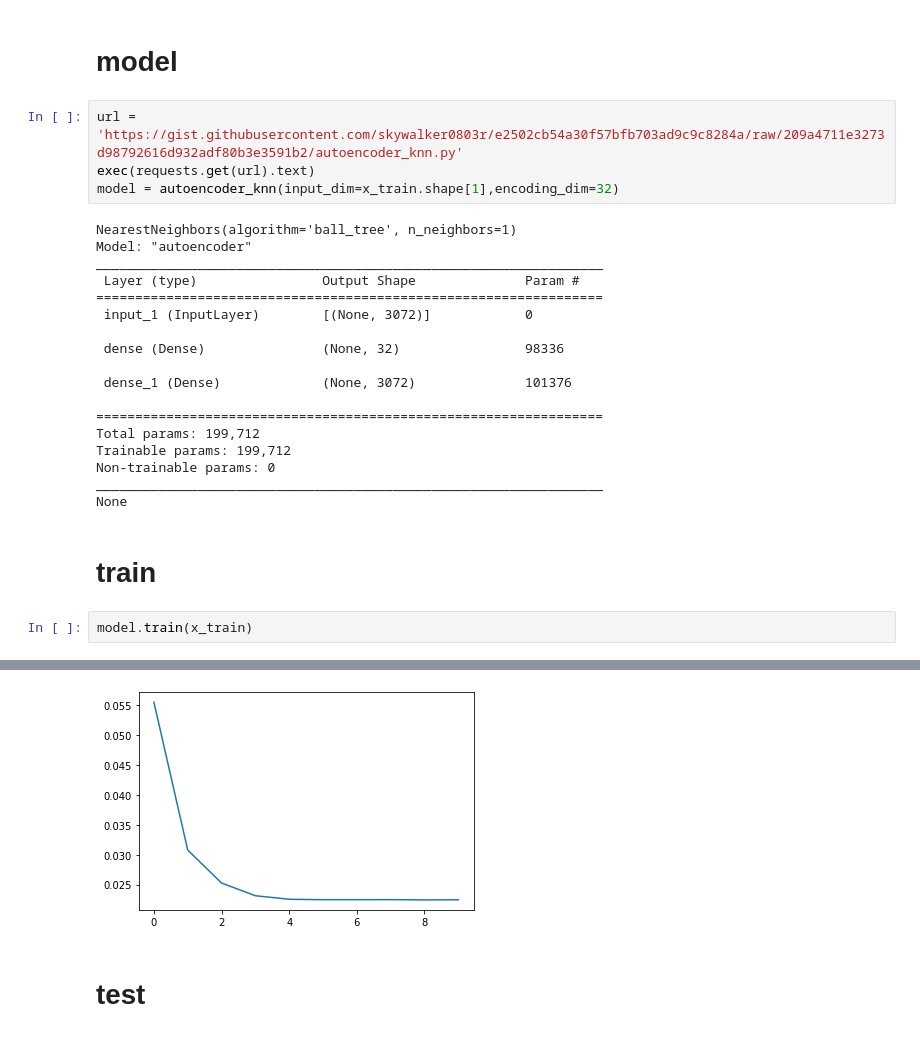
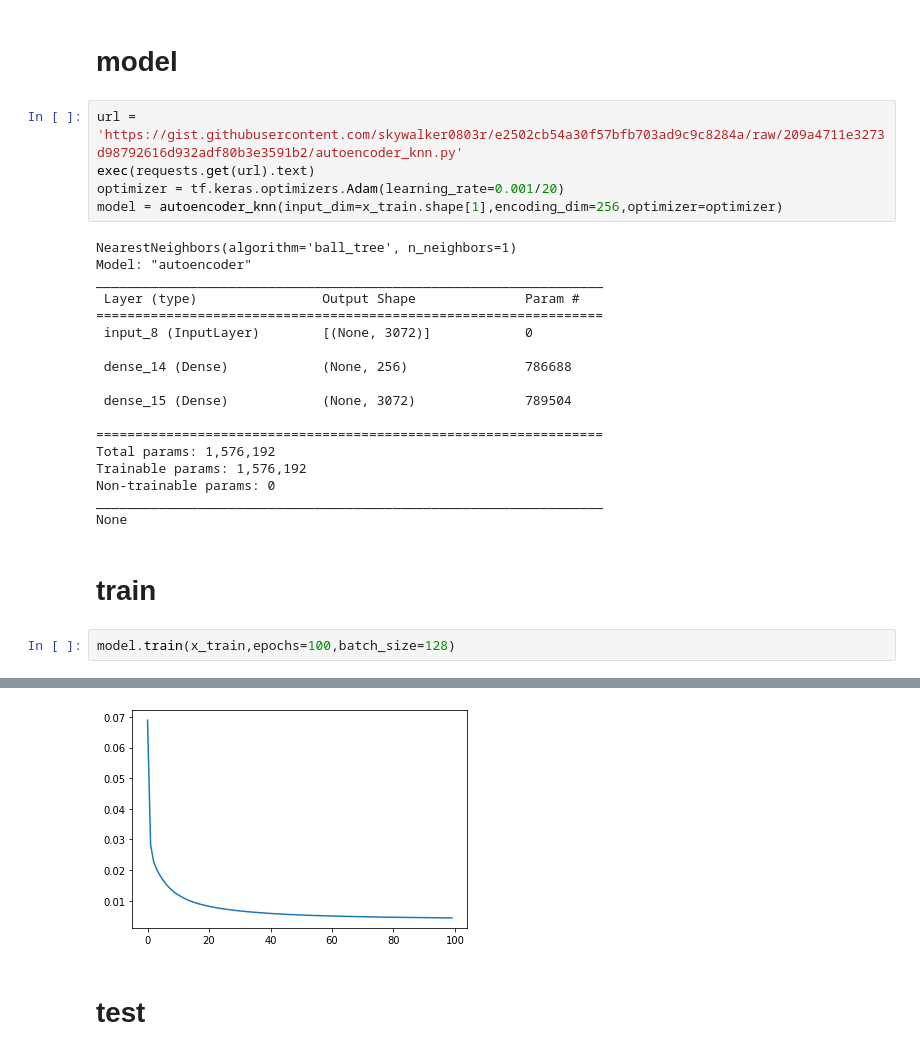
Before and after one commit to skywalker0803r/deep-learning-ian-goodfellow, a Jupyter notebook: autoencoder_knn.ipynb, the cells around one changed output, grey strips where cells are left out. Drawn from its saved outputs; the diff is of its cells as text.

```diff
--- a/autoencoder_knn.ipynb
+++ b/autoencoder_knn.ipynb
@@ -27,27 +27,28 @@ print(x_test.shape)
 # %%
 url = 'https://gist.githubusercontent.com/skywalker0803r/e2502cb54a30f57bfb703ad9c9c8284a/raw/209a4711e3273d98792616d932adf80b3e3591b2/autoencoder_knn.py'
 exec(requests.get(url).text)
-model = autoencoder_knn(input_dim=x_train.shape[1],encoding_dim=32)
+optimizer = tf.keras.optimizers.Adam(learning_rate=0.001/20)
+model = autoencoder_knn(input_dim=x_train.shape[1],encoding_dim=256,optimizer=optimizer)
 # %% [output]
 NearestNeighbors(algorithm='ball_tree', n_neighbors=1)
 Model: "autoencoder"
 _________________________________________________________________
  Layer (type)                Output Shape              Param #
 =================================================================
- input_1 (InputLayer)        [(None, 3072)]            0
+ input_8 (InputLayer)        [(None, 3072)]            0
 
- dense (Dense)               (None, 32)                98336
+ dense_14 (Dense)            (None, 256)               786688
 
- dense_1 (Dense)             (None, 3072)              101376
+ dense_15 (Dense)            (None, 3072)              789504
 
 =================================================================
-Total params: 199,712
-Trainable params: 199,712
+Total params: 1,576,192
+Trainable params: 1,576,192
 Non-trainable params: 0
 _________________________________________________________________
 None
 # %% [markdown]
 # train
 # %%
-model.train(x_train)
+model.train(x_train,epochs=100,batch_size=128)
 # %% [output]
@@ -74,4 +72,4 @@ Epoch 10/10
-[figure, old version]
+[figure, new version]
 # %% [markdown]
 # test
 # %%
```
Also changed, not shown: parts of 4 cells of this notebook.
